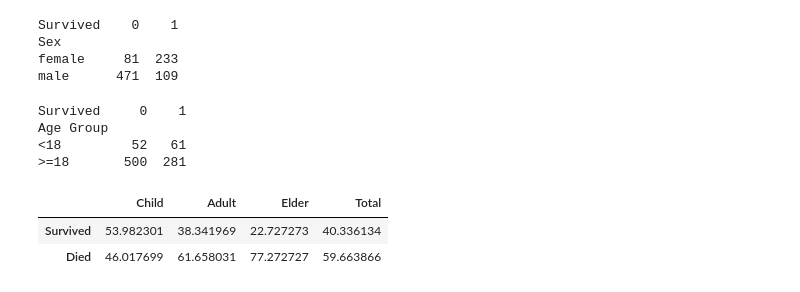
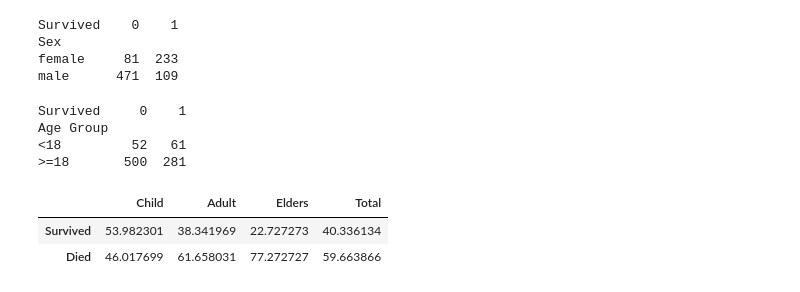
Before and after one commit to Google-Stein/CCIC-Artificial-Intelligence, a Jupyter notebook: Semester 1/Titanic/TitanicDataAnalyzation .ipynb, the cells around one changed output. Saved outputs shown, nothing was run; the diff lists cells and outputs as text; code cells hidden in the pictures.

```diff
--- a/Semester 1/Titanic/TitanicDataAnalyzation .ipynb
+++ b/Semester 1/Titanic/TitanicDataAnalyzation .ipynb
@@ -222,34 +222,34 @@ for idx in range(len(data)):
         AllPeople += 1
         AllPeopleSurv += 1
     elif data.loc[idx]['Age'] >= 18 and data.loc [idx]["Age"] < 60 and data.loc[idx]["Survived"] == 0:
         AdultDied += 1
         AdultTotal += 1
         AllPeople += 1
         AllPeopleDied += 1
     elif data.loc[idx]["Age"] > 60 and data.loc [idx]["Survived"] == 1:
         ElderSurv += 1
         ElderTotal += 1
         AllPeople += 1
         AllPeopleSurv += 1
     elif data.loc[idx]["Age"] > 60 and data.loc [idx]["Survived"] == 0:
         ElderDied += 1
         ElderTotal += 1
         AllPeople += 1
         AllPeopleDied += 1
 
 
 
 conTable = {
     "Child": [ChildSurv/ChildTotal *100, ChildDied/ChildTotal *100],
     "Adult": [AdultSurv/AdultTotal *100, AdultDied/AdultTotal *100],
-    "Elder": [ElderSurv/ElderTotal *100, ElderDied/ElderTotal *100],
+    "Elders": [ElderSurv/ElderTotal *100, ElderDied/ElderTotal *100],
     "Total": [AllPeopleSurv/AllPeople *100, AllPeopleDied/AllPeople*100]
 }
 
 df2 = pd.DataFrame(conTable)
 df2.index = ["Survived", "Died"]
 df2.head()
 # %% [output]
-|  | Child | Adult | Elder | Total |
+|  | Child | Adult | Elders | Total |
 | Survived | 53.982301 | 38.341969 | 22.727273 | 40.336134 |
 | Died | 46.017699 | 61.658031 | 77.272727 | 59.663866 |
```
Also changed, not shown: 1 other file.
